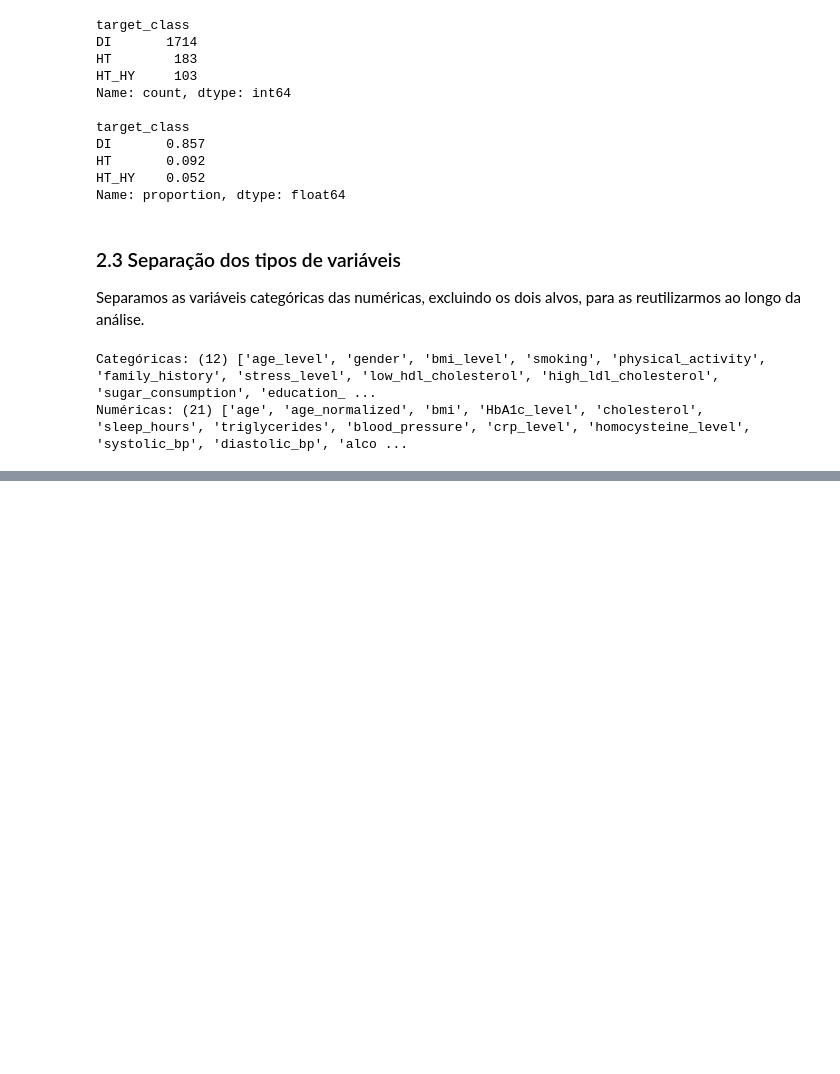
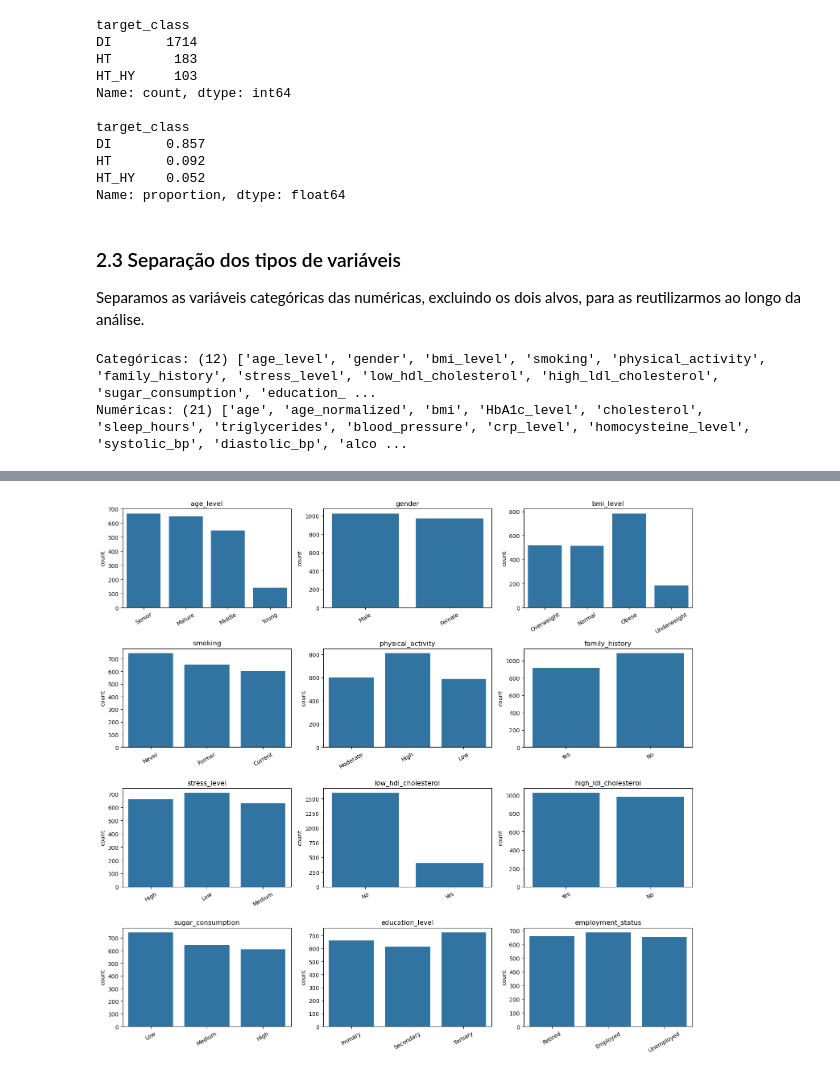
Before and after one commit to 1231478-Ellah-Fleischmann/APRAU-PROJETO, a Jupyter notebook: notebooks/APRAU_EFG_M1A_1231478_1230806.ipynb, the cells around one changed output, grey strips where cells are left out. Cells and saved outputs as stored; diff of their text form; code cells hidden in the pictures; blank space fills up the shorter version.

```diff
--- a/notebooks/APRAU_EFG_M1A_1231478_1230806.ipynb
+++ b/notebooks/APRAU_EFG_M1A_1231478_1230806.ipynb
@@ -131,0 +255,11 @@ Numéricas: (21) ['age', 'age_normalized', 'bmi', 'HbA1c_level', 'cholesterol',
+# %%
+fig, axes = plt.subplots(4, 3, figsize=(15, 14))
+for ax, col in zip(axes.ravel(), cat_cols):
+    sns.countplot(x=df[col], ax=ax)
+    ax.set_title(col)
+    ax.set_xlabel('')
+    ax.tick_params(axis='x', rotation=30)
+plt.tight_layout()
+plt.show()
+# %% [output]
+[figure, added]
```
Also changed, not shown: parts of 11 cells of this notebook.
